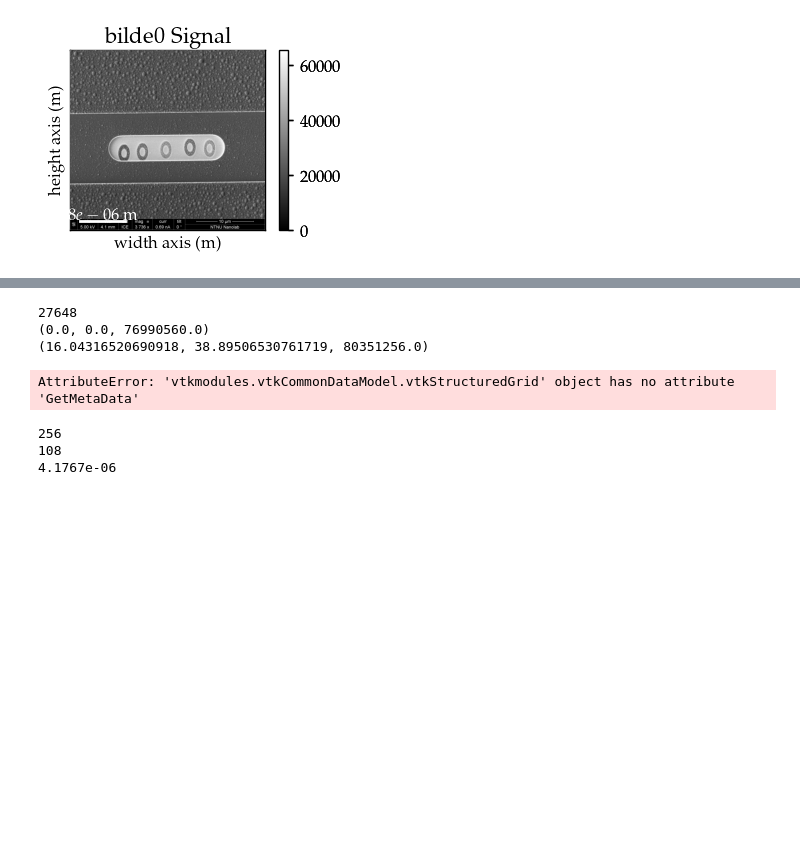
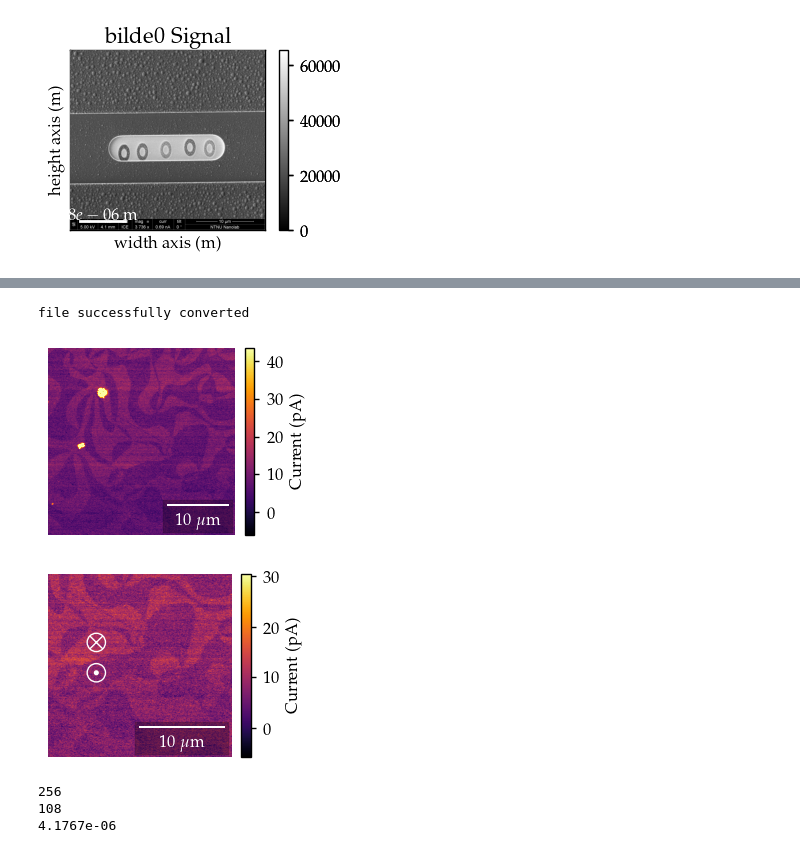
Before and after one commit to RubenDragland/WallPY, a Jupyter notebook: wallpy_test.ipynb, the cells around one changed output, grey strips where cells are left out. Cells and saved outputs as stored; diff of their text form; code cells hidden in the pictures; blank space fills up the shorter version.

```diff
--- a/wallpy_test.ipynb
+++ b/wallpy_test.ipynb
@@ -112,31 +129,19 @@ ScanMode        Closed Loop
-# %%
-import vtk
-
-reader = vtk.vtkDataSetReader()
-reader.SetFileName(os.path.join(test_NT.path, "vtktest" + ".vtk"))
-reader.Update()
-
-data = reader.GetOutput()
-
-points = data.GetPoints()
-print(points.GetNumberOfPoints())
-coords = points.GetPoint(10000)
-print(points.GetData().GetTuple(0)) #RSD: Der har vi den
-print(coords)
-
-meta = data.GetMetaData()
-
-print(meta)
-
-
-# X = np.array(grid.GetPoint(i)[0] for i in range(grid.GetNumberOfPoints()))
-# Y = np.array(grid.GetPoint(i)[1] for i in range(grid.GetNumberOfPoints()))
-# Z = np.array(grid.GetPoint(i)[2] for i in range(grid.GetNumberOfPoints()))
-# %% [output]
-27648
-(0.0, 0.0, 76990560.0)
-(16.04316520690918, 38.89506530761719, 80351256.0)
-AttributeError: 'vtkmodules.vtkCommonDataModel.vtkStructuredGrid' object has no attribute 'GetMetaData'
+# %%
+cmd = os.path.dirname(sys.path[0])
+datafile = CypherFile(path=cmd, filename = 'sample_89M10000')
+datafile()
+from Display import attributes as attr
+
+alt_data = datafile['CR'][150:,150:]
+figure = FigureSinglePlot(datafile, show=True, path=cmd, filename='test', extension='.pdf', data=alt_data,  vmax_std = 10)
+figure.Ax.plot_cAFM(datafile, key='CR')
+figure.Ax.ax = attr.add_polarization_direction(figure.Ax.ax, type="out", pos=(95,195))
+figure.Ax.ax = attr.add_polarization_direction(figure.Ax.ax, type="in", pos=(95,135))
+figure()
+# %% [output]
+file successfully converted
+[figure, added]
+[figure, added]
 # %%
 from PIL import Image
 
```
Also changed, not shown: parts of 5 cells of this notebook, 3 other files.
